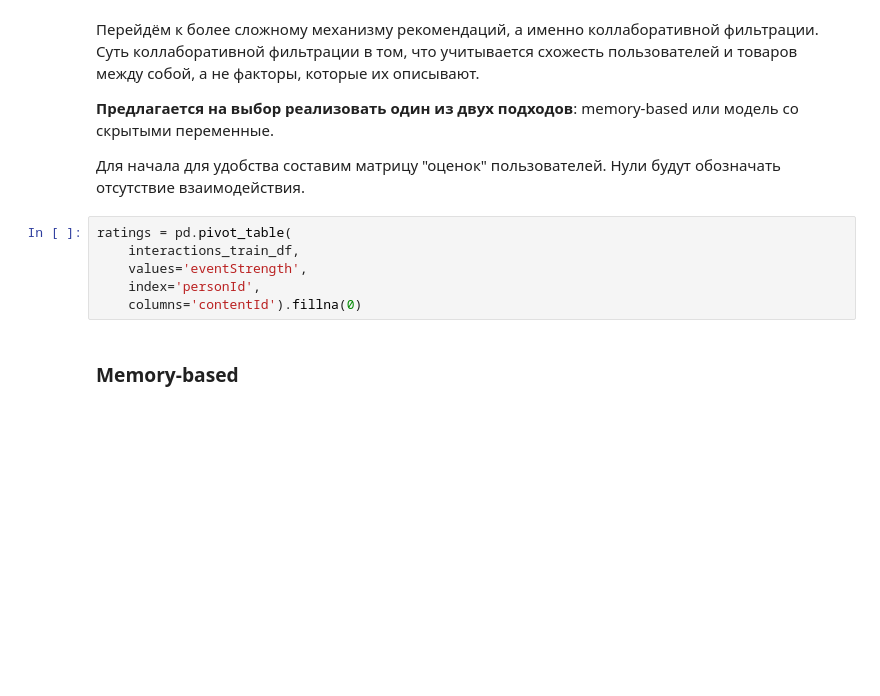
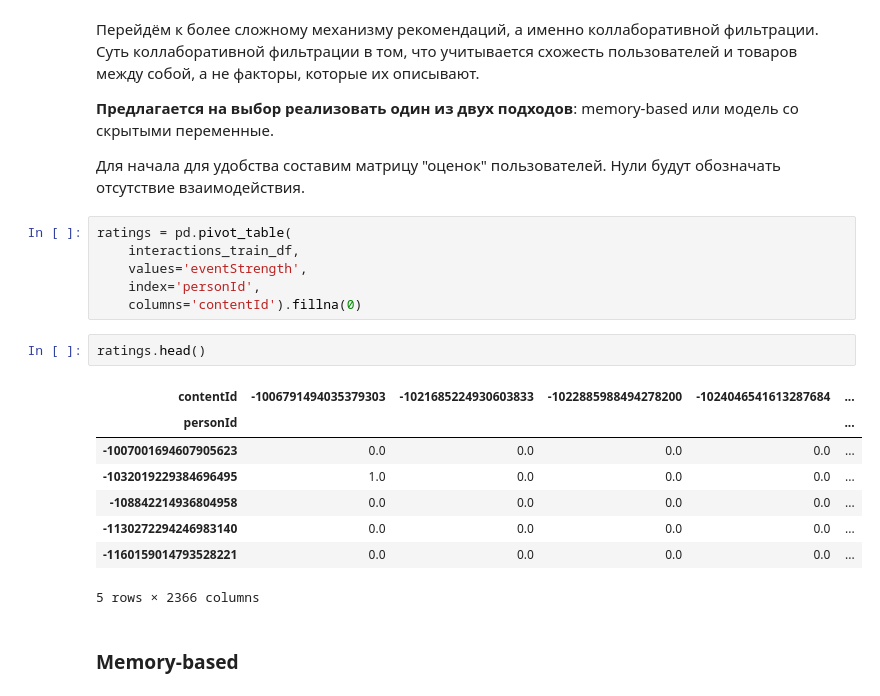
Before and after one commit to vbaryshev4/Data_Science, a Jupyter notebook: hse_ml/Advanced/RecSys/recsys-task.ipynb, the cells around one changed output. Saved outputs shown, nothing was run; the diff lists cells and outputs as text; blank space fills up the shorter version.

```diff
--- a/hse_ml/Advanced/RecSys/recsys-task.ipynb
+++ b/hse_ml/Advanced/RecSys/recsys-task.ipynb
@@ -279,6 +316,17 @@ ratings = pd.pivot_table(
     values='eventStrength',
     index='personId',
     columns='contentId').fillna(0)
+# %%
+ratings.head()
+# %% [output]
+| contentId | -1006791494035379303 | -1021685224930603833 | -1022885988494278200 | -1024046541613287684 | ... |
+| personId |  |  |  |  | ... |
+| -1007001694607905623 | 0.0 | 0.0 | 0.0 | 0.0 | ... |
+| -1032019229384696495 | 1.0 | 0.0 | 0.0 | 0.0 | ... |
+| -108842214936804958 | 0.0 | 0.0 | 0.0 | 0.0 | ... |
+| -1130272294246983140 | 0.0 | 0.0 | 0.0 | 0.0 | ... |
+| -1160159014793528221 | 0.0 | 0.0 | 0.0 | 0.0 | ... |
+5 rows × 2366 columns
 # %% [markdown]
 ### Memory-based
 # %% [markdown]
```
Also changed, not shown: parts of 15 cells of this notebook.
